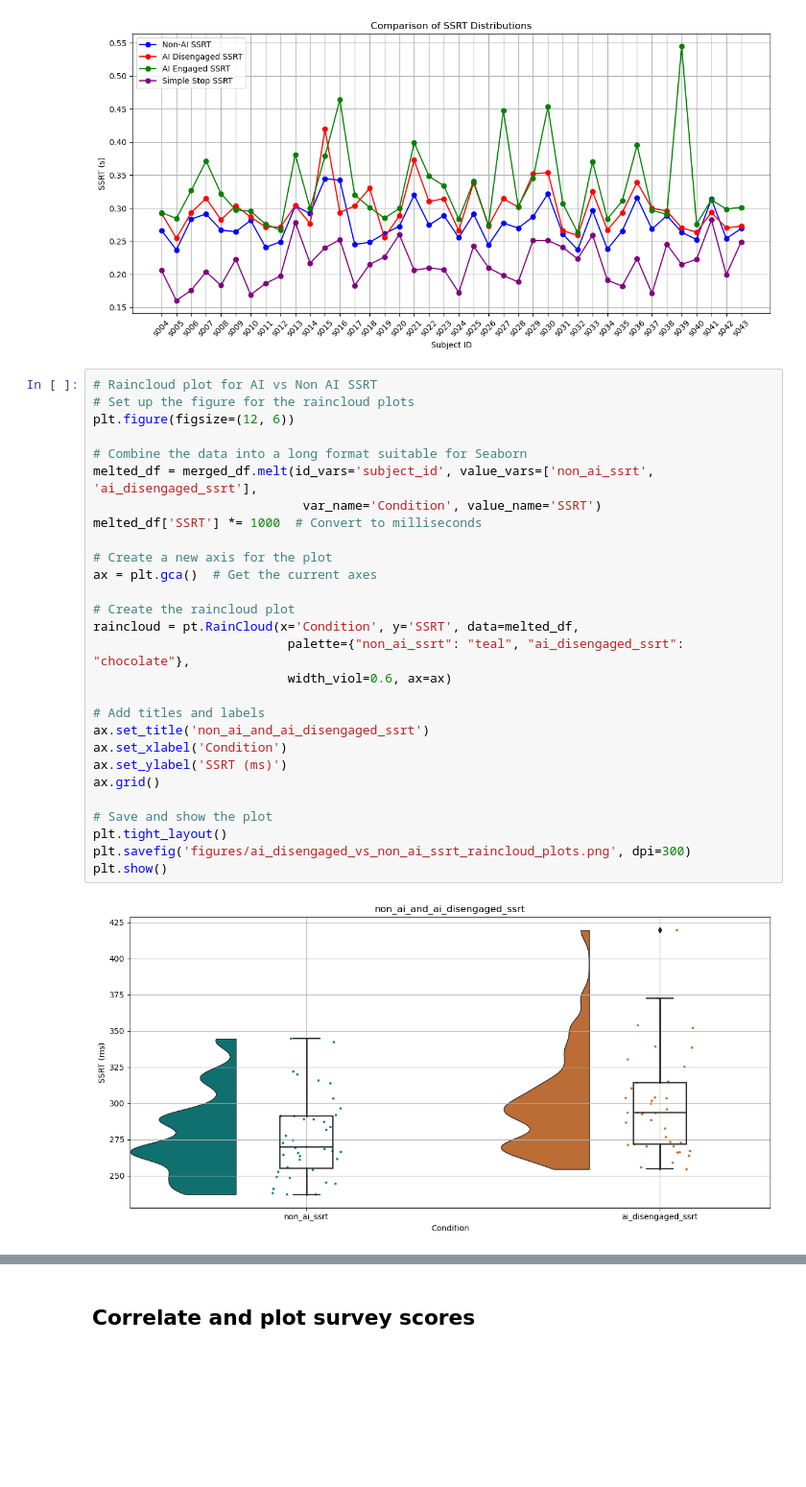
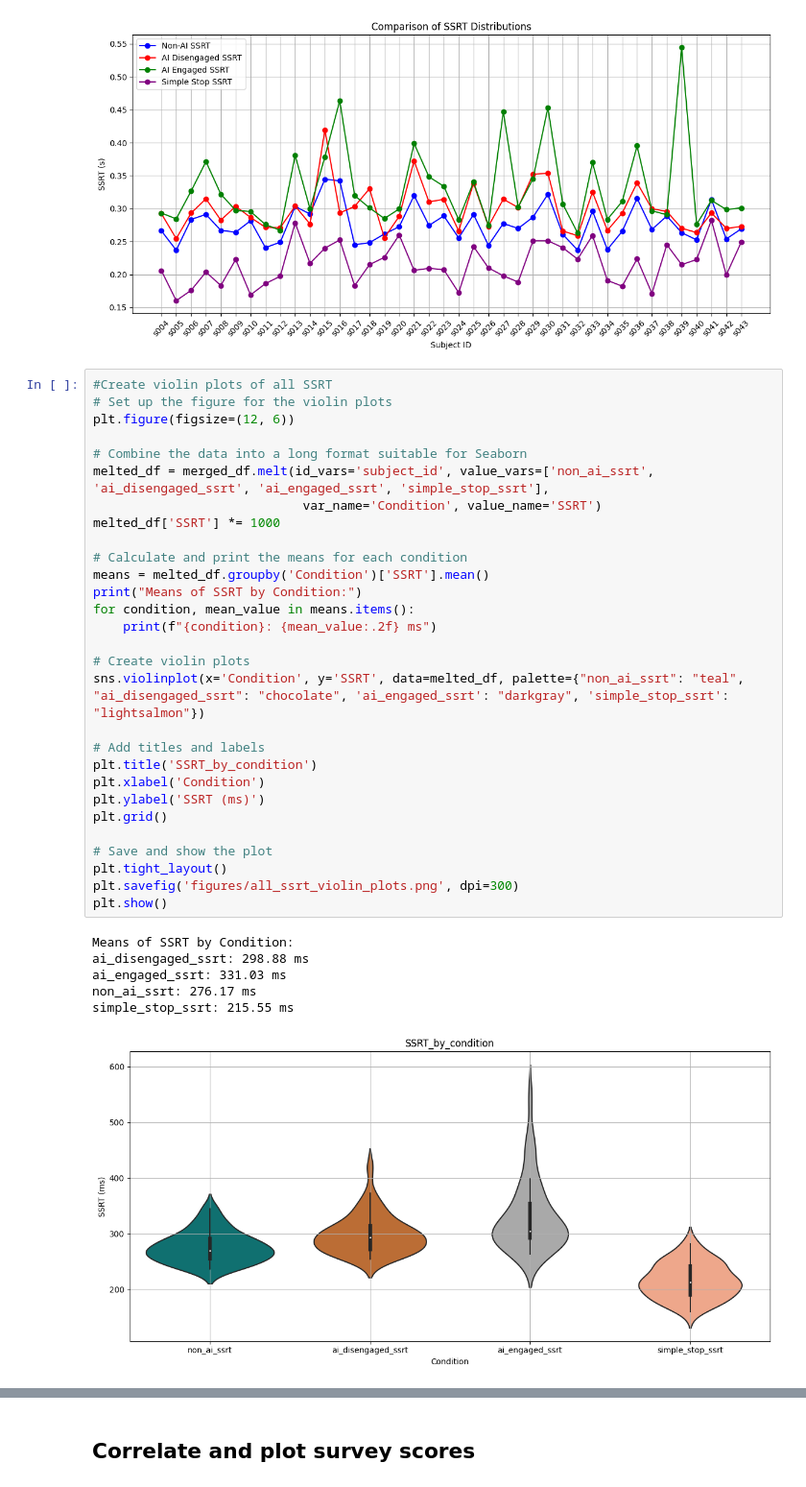
Before and after one commit to kriti-ach/SharedControlPaper, a Jupyter notebook: notebooks/analysis/shared_control_results.ipynb, the cells around one changed output, grey strips where cells are left out. Shown at 96% size. Drawn from its saved outputs; the diff is of its cells as text; blank space fills up the shorter version.

```diff
--- a/notebooks/analysis/shared_control_results.ipynb
+++ b/notebooks/analysis/shared_control_results.ipynb
@@ -193,32 +636,38 @@ plt.show()
 # %% [output]
 [figure]
 # %%
-# Raincloud plot for AI vs Non AI SSRT
-# Set up the figure for the raincloud plots
+#Create violin plots of all SSRT
+# Set up the figure for the violin plots
 plt.figure(figsize=(12, 6))
 
 # Combine the data into a long format suitable for Seaborn
-melted_df = merged_df.melt(id_vars='subject_id', value_vars=['non_ai_ssrt', 'ai_disengaged_ssrt'],
+melted_df = merged_df.melt(id_vars='subject_id', value_vars=['non_ai_ssrt', 'ai_disengaged_ssrt', 'ai_engaged_ssrt', 'simple_stop_ssrt'],
                             var_name='Condition', value_name='SSRT')
-melted_df['SSRT'] *= 1000  # Convert to milliseconds
+melted_df['SSRT'] *= 1000
 
-# Create a new axis for the plot
-ax = plt.gca()  # Get the current axes
+# Calculate and print the means for each condition
+means = melted_df.groupby('Condition')['SSRT'].mean()
+print("Means of SSRT by Condition:")
+for condition, mean_value in means.items():
+    print(f"{condition}: {mean_value:.2f} ms")
 
-# Create the raincloud plot
-raincloud = pt.RainCloud(x='Condition', y='SSRT', data=melted_df,
-                          palette={"non_ai_ssrt": "teal", "ai_disengaged_ssrt": "chocolate"},
-                          width_viol=0.6, ax=ax)
+# Create violin plots
+sns.violinplot(x='Condition', y='SSRT', data=melted_df, palette={"non_ai_ssrt": "teal", "ai_disengaged_ssrt": "chocolate", 'ai_engaged_ssrt': "darkgray", 'simple_stop_ssrt': "lightsalmon"})
 
 # Add titles and labels
-ax.set_title('non_ai_and_ai_disengaged_ssrt')
-ax.set_xlabel('Condition')
-ax.set_ylabel('SSRT (ms)')
-ax.grid()
+plt.title('SSRT_by_condition')
+plt.xlabel('Condition')
+plt.ylabel('SSRT (ms)')
+plt.grid()
 
 # Save and show the plot
 plt.tight_layout()
-plt.savefig('figures/ai_disengaged_vs_non_ai_ssrt_raincloud_plots.png', dpi=300)
+plt.savefig('figures/all_ssrt_violin_plots.png', dpi=300)
 plt.show()
 # %% [output]
+Means of SSRT by Condition:
+ai_disengaged_ssrt: 298.88 ms
+ai_engaged_ssrt: 331.03 ms
+non_ai_ssrt: 276.17 ms
+simple_stop_ssrt: 215.55 ms
-[figure, old version]
+[figure, new version]
```
Also changed, not shown: parts of 44 cells of this notebook, 54 other files.
